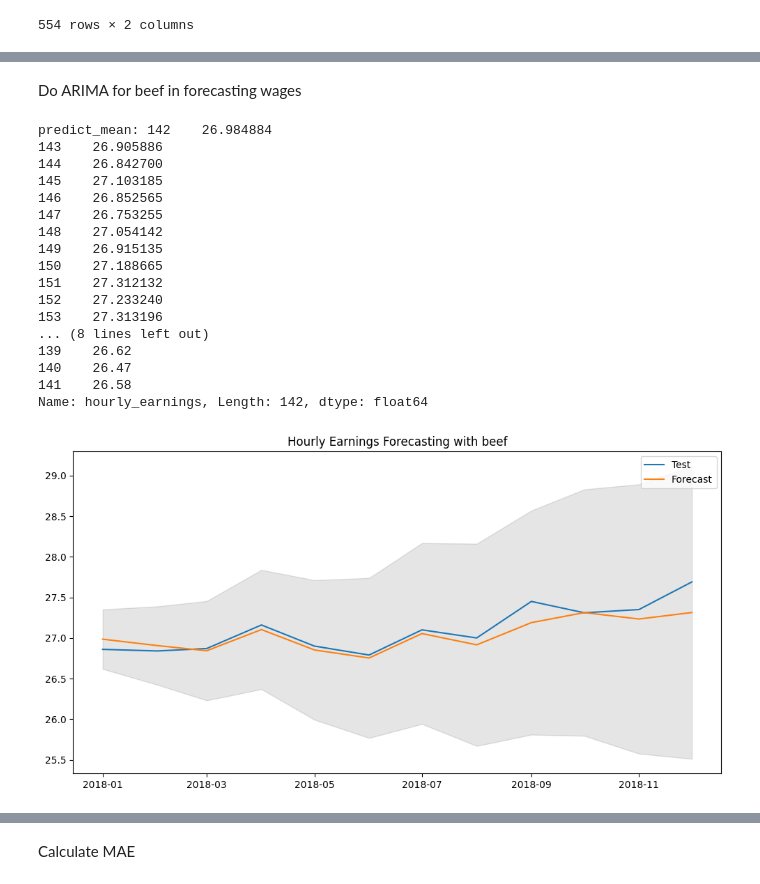
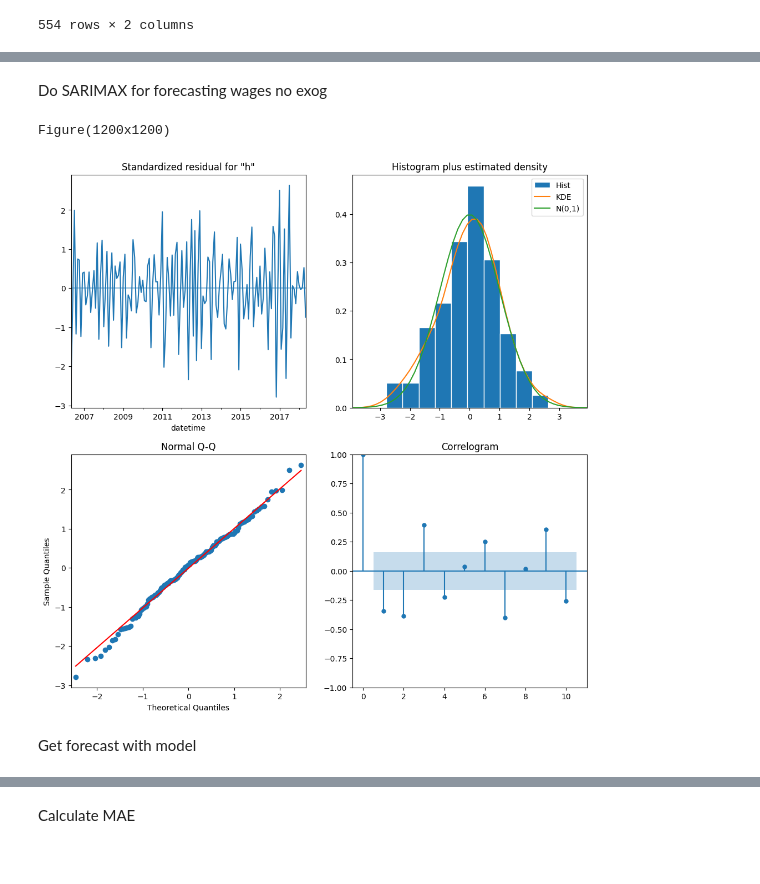
Before and after one commit to SAT-Enjoyers/citadel-datathon, a Jupyter notebook: eda/sarimax_base.ipynb, the cells around one changed output, grey strips where cells are left out. Drawn from its saved outputs; the diff is of its cells as text; code cells hidden in the pictures.

Commit message:
Add sarimax more forecasting

```diff
--- a/eda/sarimax_base.ipynb
+++ b/eda/sarimax_base.ipynb
@@ -254,0 +235,8 @@ print(merged_df)
+# %%
+LEARN_TO_YEAR = 2018
+LEARN_FROM = date(1900, 1, 1)
+LEARN_TO = date(LEARN_TO_YEAR, 6, 1)
+train_df = merged_df[(merged_df['datetime'].dt.date >= LEARN_FROM) & (merged_df['datetime'].dt.date < LEARN_TO)]
+train_df = train_df.set_index('datetime')
+train_df = train_df.asfreq('MS')
+train_df
@@ -254,0 +284,9 @@ print(merged_df)
+# %%
+def forecast_sarimax(endog, exog, ordp, ordd, ordq, seasp, seasd, seasq, s, method):
+    model = SARIMAX(endog, exog=exog,
+                order=(ordp, ordd, ordq),
+                seasonal_order=(seasp, seasd, seasq, s),
+                enforce_stationarity=True,
+                enforce_invertibility=True)
+    model_fit = model.fit(disp=0, method=method)
+    return model_fit
@@ -255,2 +321,2 @@ print(merged_df)
 # %% [markdown]
-Do ARIMA for beef in forecasting wages
+Do SARIMAX for forecasting wages no exog
@@ -271,34 +323,16 @@ model_fit = model.fit(disp=0)
-# %%
-forecast = model_fit.get_forecast(steps=len(test_df), exog=test_df[MEAT_TYPE[0]])
-predict_mean = forecast.predicted_mean
-confidence_interval = forecast.conf_int()
-print(f'predict_mean: {predict_mean}, train_df: {train_df[SUBJECT2]}')
-# %% [output]
-predict_mean: 142    26.984884
-143    26.905886
-144    26.842700
-145    27.103185
-146    26.852565
-147    26.753255
-148    27.054142
-149    26.915135
-150    27.188665
-151    27.312132
-152    27.233240
-153    27.313196
-... (8 lines left out)
-139    26.62
-140    26.47
-141    26.58
-Name: hourly_earnings, Length: 142, dtype: float64
-# %%
-plt.figure(figsize=(12, 6))
-# plt.plot(train_df['datetime'], train_df[SUBJECT2], label='Train')
-plt.plot(test_df['datetime'], test_df[SUBJECT2], label='Test')
-plt.plot(test_df['datetime'], predict_mean, label='Forecast')
-plt.fill_between(test_df['datetime'], confidence_interval.iloc[:, 0], confidence_interval.iloc[:, 1], color='k', alpha=0.1)
-plt.title(f'{SUBJECT_TITLE2} Forecasting with {MEAT_TYPE[0]}')
-plt.legend()
-plt.show()
-# %% [output]
-[figure, removed]
+# %%
+ordp, ordq, seap, seasd, seasq, method = (1, 0, 1, 0, 1, 'nm')
+ordd = 2
+s = 12
+
+# Model without meat
+base_model = forecast_sarimax(endog=y, exog=None, ordp=ordp,
+                              ordq=ordq, ordd=ordd,
+                              seasp=seap, seasd=seasd,
+                              seasq=seasq, s=s, method=method)
+print(base_model.plot_diagnostics(figsize=(12, 12)))
+# %% [output]
+Figure(1200x1200)
+[figure, added]
+# %% [markdown]
+Get forecast with model
```
Also changed, not shown: parts of 36 cells of this notebook, 6 other files.
